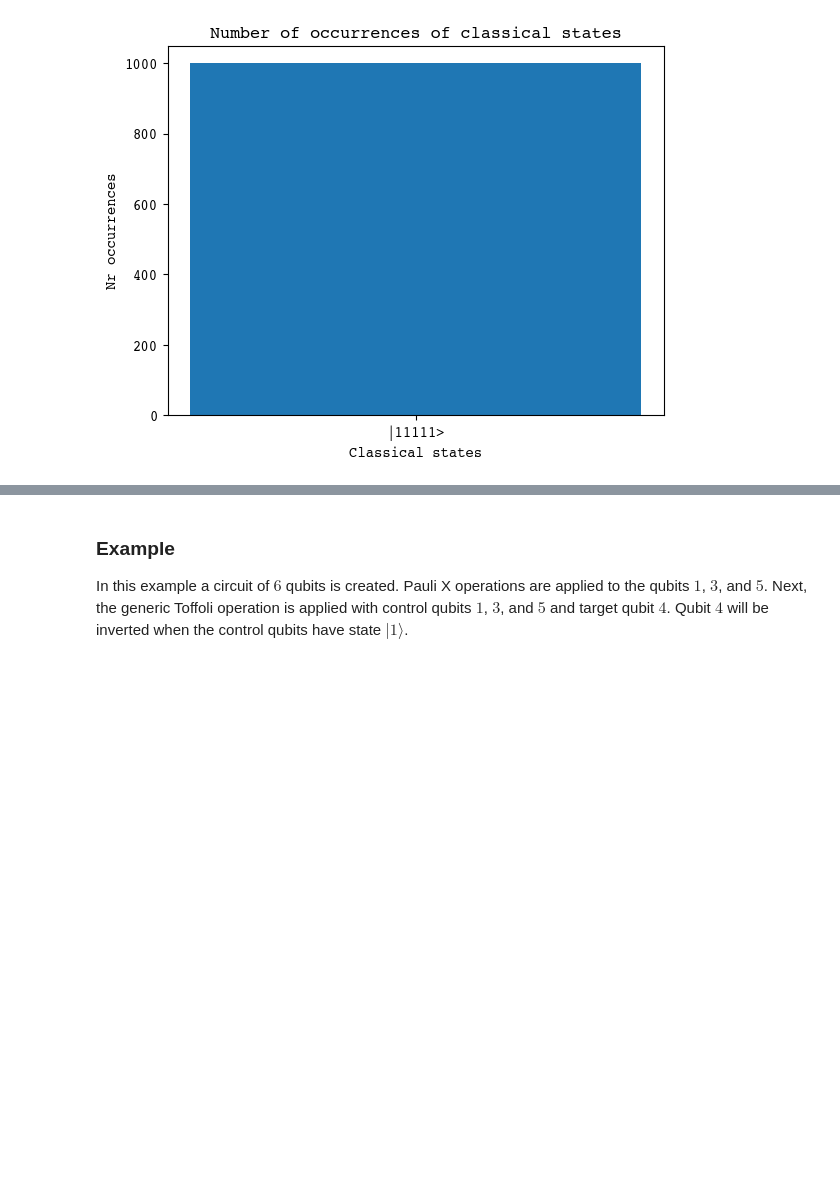
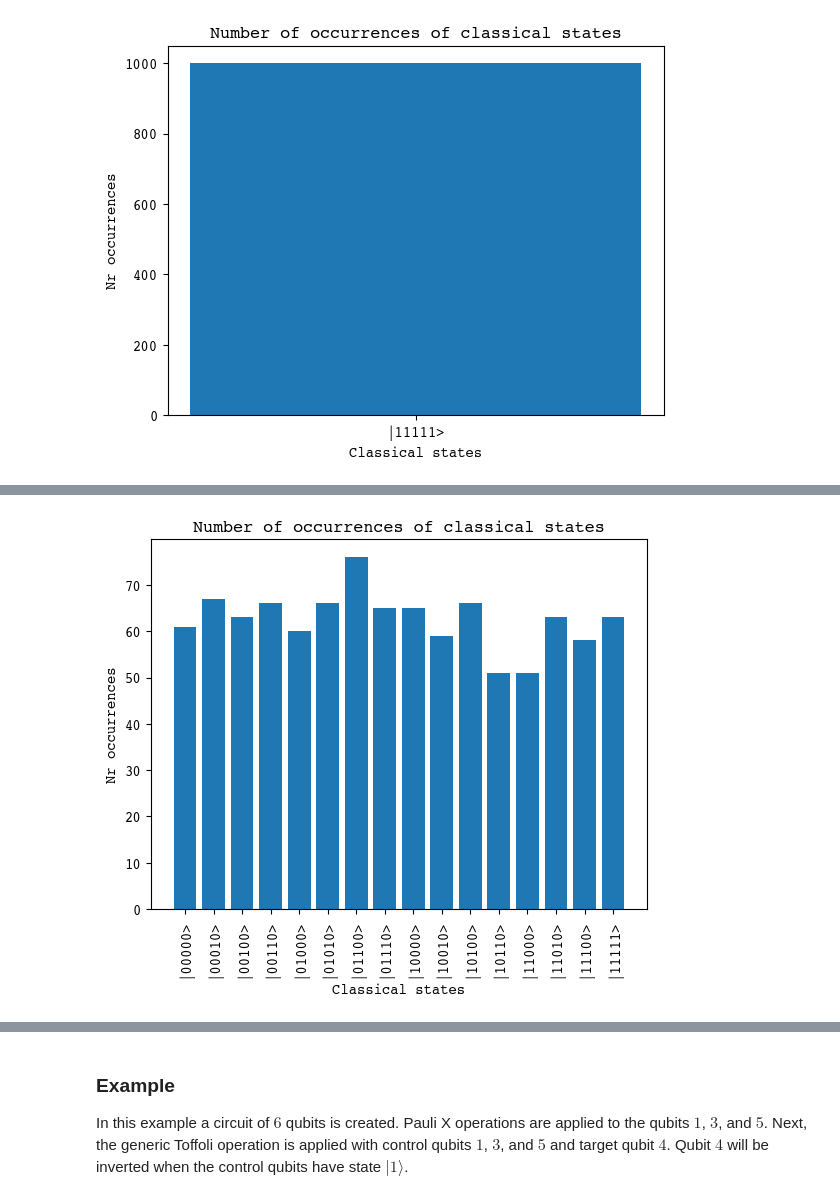
Before and after one commit to nicokuijpers/QuantumSim, a Jupyter notebook: QuantumSimMoreOperations.ipynb, the cells around one changed output, grey strips where cells are left out. Drawn from its saved outputs; the diff is of its cells as text; code cells hidden in the pictures; blank space fills up the shorter version.

```diff
--- a/QuantumSimMoreOperations.ipynb
+++ b/QuantumSimMoreOperations.ipynb
@@ -366,3 +373,13 @@ QuantumUtil.histogram_of_classical_states(result)
+# %%
+N = 5
+circuit = Circuit(N)
+for q in range(N-1):
+    circuit.hadamard(q)
+circuit.multi_controlled_pauli_x()
+result = QuantumUtil.run_circuit(circuit)
+QuantumUtil.histogram_of_classical_states(result)
+# %% [output]
+[figure, added]
 # %% [markdown]
 ## Generic Toffoli operation
 Using the multi-controlled Pauli X operation defined above, a more generic Toffoli operation can be created. This operation has as parameters a list of control qubits and a target qubit. In QuantumSim, this operation is realised using the multi-controlled Pauli X operation as follows:
```
Also changed, not shown: parts of 23 cells of this notebook, 2 other files.
